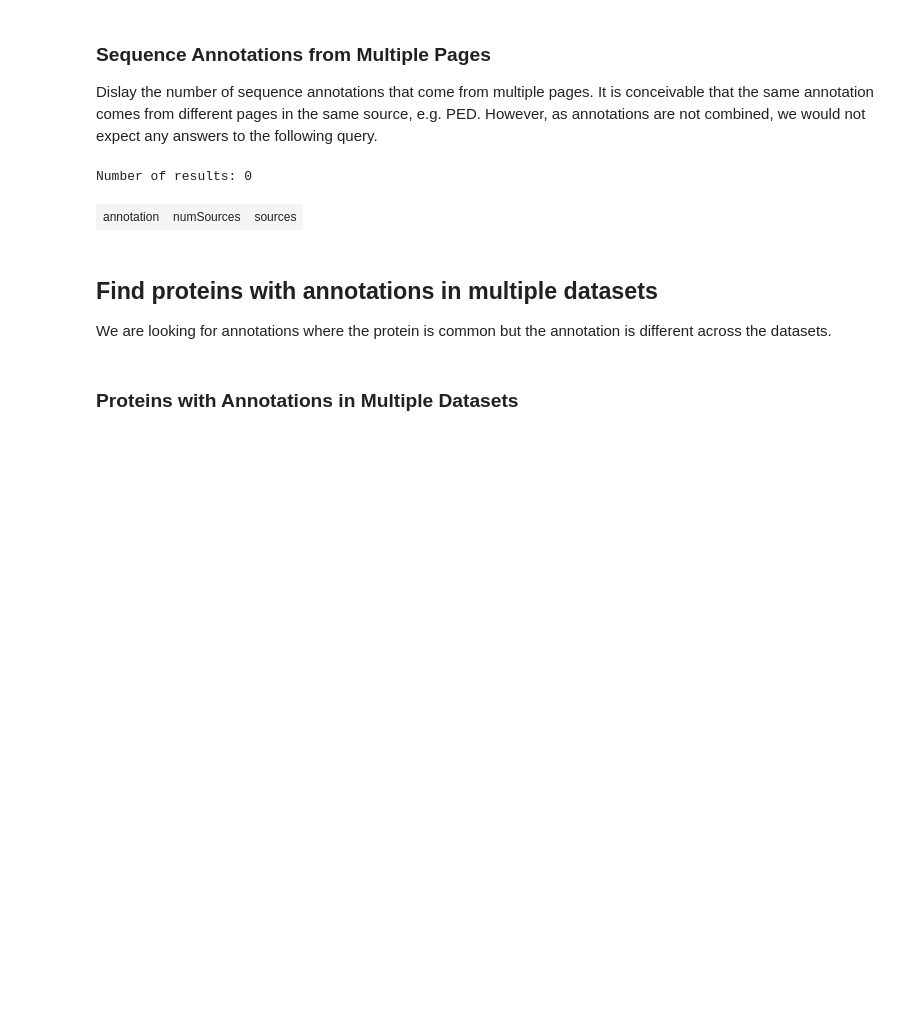
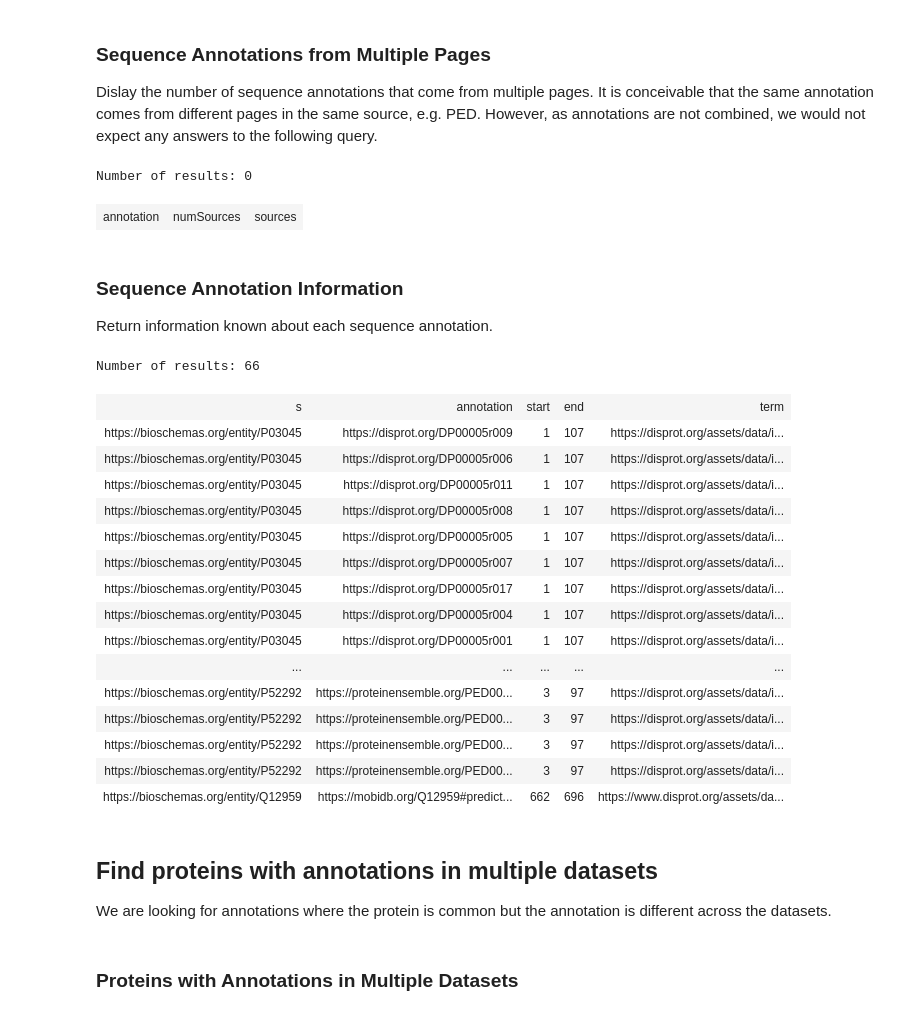
Before and after one commit to ivanmicetic/IDP-KG, a Jupyter notebook: notebooks/AnalysisQueries.ipynb, the cells around one changed output. Cells and saved outputs as stored; diff of their text form; code cells hidden in the pictures; blank space fills up the shorter version.

Commit message:
Annotation information query

```diff
--- a/notebooks/AnalysisQueries.ipynb
+++ b/notebooks/AnalysisQueries.ipynb
@@ -658,6 +658,46 @@ ORDER BY ?numSources
 # %% [output]
 Number of results: 0
 | annotation | numSources | sources |
+# %% [markdown]
+### Sequence Annotation Information
+
+Return information known about each sequence annotation.
+# %%
+displayResults(idpKG.query("""
+PREFIX schema: <https://schema.org/>
+
+SELECT ?s ?annotation ?start ?end ?term
+WHERE {
+    graph ?g {
+        ?s a schema:Protein;
+           schema:hasSequenceAnnotation ?annotation .
+        ?annotation schema:additionalProperty/schema:value ?term;
+            schema:sequenceLocation ?range .
+        ?range schema:rangeStart ?start ;
+               schema:rangeEnd ?end .
+    }
+}
+ORDER BY ?s ?start ?end
+
+"""))
+# %% [output]
+Number of results: 66
+| s | annotation | start | end | term |
+| https://bioschemas.org/entity/P03045 | https://disprot.org/DP00005r009 | 1 | 107 | https://disprot.org/assets/data/i... |
+| https://bioschemas.org/entity/P03045 | https://disprot.org/DP00005r006 | 1 | 107 | https://disprot.org/assets/data/i... |
+| https://bioschemas.org/entity/P03045 | https://disprot.org/DP00005r011 | 1 | 107 | https://disprot.org/assets/data/i... |
+| https://bioschemas.org/entity/P03045 | https://disprot.org/DP00005r008 | 1 | 107 | https://disprot.org/assets/data/i... |
+| https://bioschemas.org/entity/P03045 | https://disprot.org/DP00005r005 | 1 | 107 | https://disprot.org/assets/data/i... |
+| https://bioschemas.org/entity/P03045 | https://disprot.org/DP00005r007 | 1 | 107 | https://disprot.org/assets/data/i... |
+| https://bioschemas.org/entity/P03045 | https://disprot.org/DP00005r017 | 1 | 107 | https://disprot.org/assets/data/i... |
+| https://bioschemas.org/entity/P03045 | https://disprot.org/DP00005r004 | 1 | 107 | https://disprot.org/assets/data/i... |
+| https://bioschemas.org/entity/P03045 | https://disprot.org/DP00005r001 | 1 | 107 | https://disprot.org/assets/data/i... |
+| ... | ... | ... | ... | ... |
+| https://bioschemas.org/entity/P52292 | https://proteinensemble.org/PED00... | 3 | 97 | https://disprot.org/assets/data/i... |
+| https://bioschemas.org/entity/P52292 | https://proteinensemble.org/PED00... | 3 | 97 | https://disprot.org/assets/data/i... |
+| https://bioschemas.org/entity/P52292 | https://proteinensemble.org/PED00... | 3 | 97 | https://disprot.org/assets/data/i... |
+| https://bioschemas.org/entity/P52292 | https://proteinensemble.org/PED00... | 3 | 97 | https://disprot.org/assets/data/i... |
+| https://bioschemas.org/entity/Q12959 | https://mobidb.org/Q12959#predict... | 662 | 696 | https://www.disprot.org/assets/da... |
 # %% [markdown]
 ## Find proteins with annotations in multiple datasets
 
```
Also changed, not shown: parts of 6 cells of this notebook.
